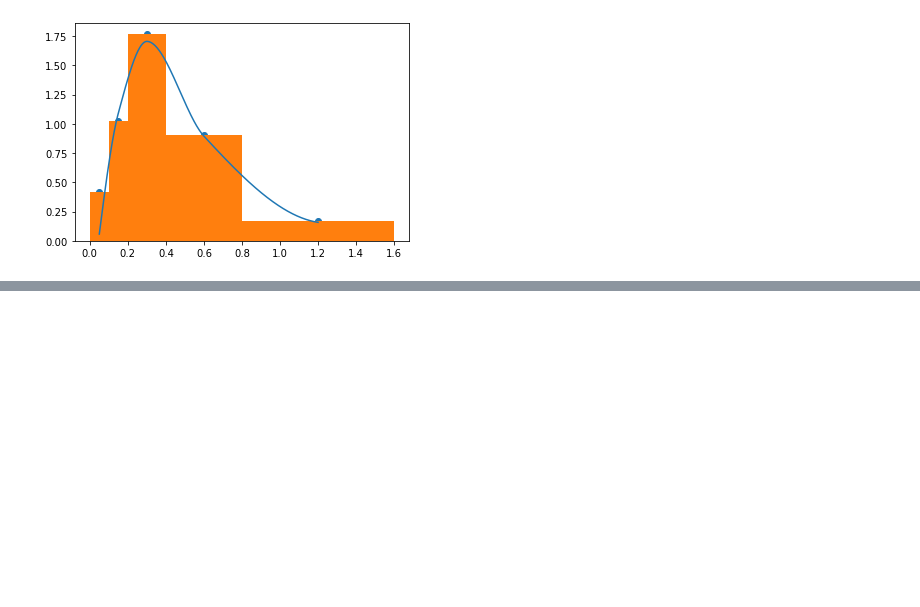
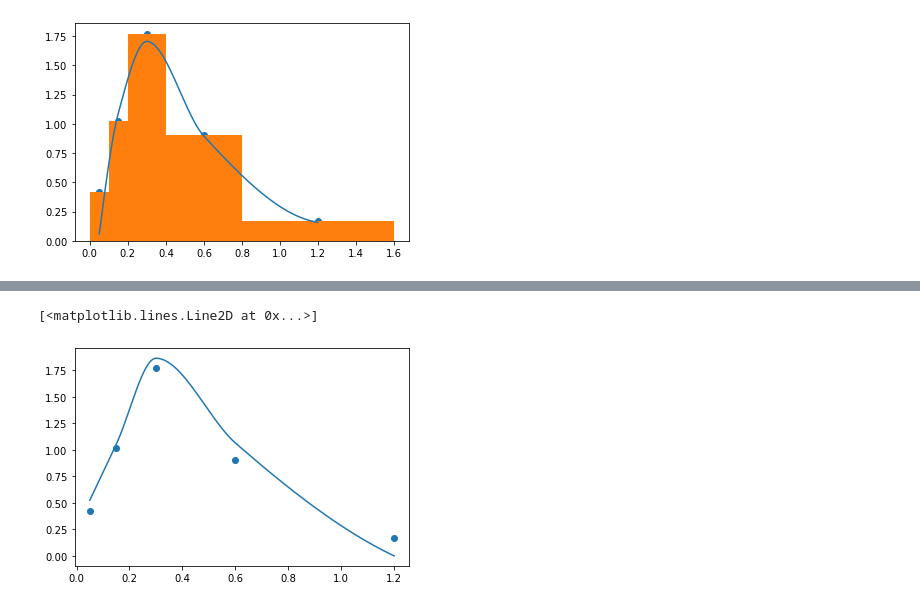
Before and after one commit to sethsomtoo/Particle-size-analysis-with-python, a Jupyter notebook: Project_3/example_fit.ipynb, the cells around one changed output, grey strips where cells are left out. Cells and saved outputs as stored; diff of their text form; code cells hidden in the pictures; blank space fills up the shorter version.

```diff
--- a/Project_3/example_fit.ipynb
+++ b/Project_3/example_fit.ipynb
@@ -153,0 +172,6 @@ plt.bar(df['Mesh size'], df['qr'], width=df['Class width'], align='edge')
+# %%
+plt.scatter(x_axis, y_axis)
+plt.plot(xx, pch(xx))
+# %% [output]
+[<matplotlib.lines.Line2D at 0x...>]
+[figure, added]
```
Also changed, not shown: parts of 9 cells of this notebook.
